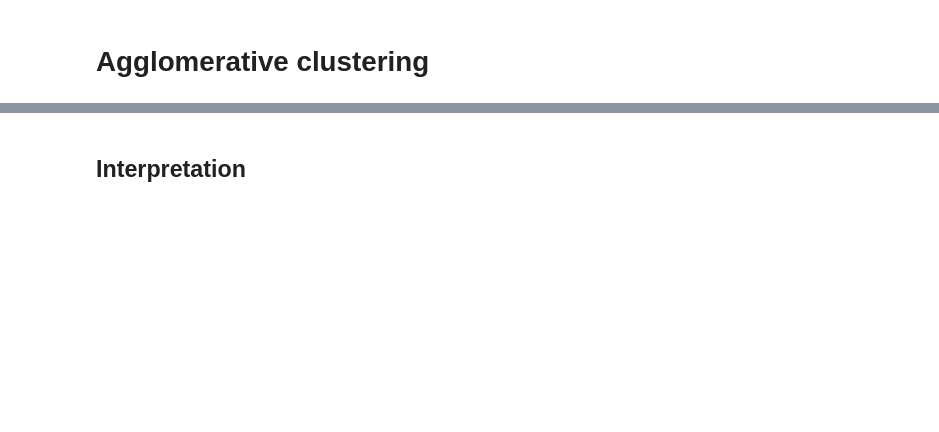
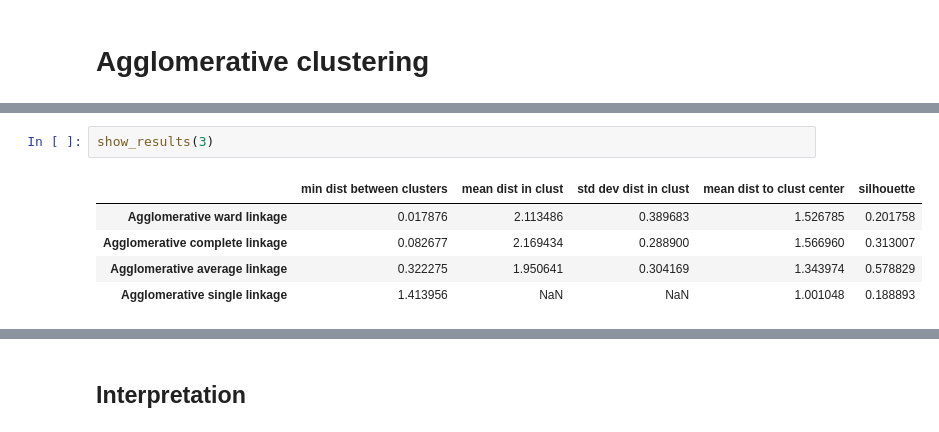
Before and after one commit to MajshiJD/ML_proj2, a Jupyter notebook: models/Agglomerative_clustering.ipynb, the cells around one changed output, grey strips where cells are left out. Drawn from its saved outputs; the diff is of its cells as text; blank space fills up the shorter version.

```diff
--- a/models/Agglomerative_clustering.ipynb
+++ b/models/Agglomerative_clustering.ipynb
@@ -162,0 +183,8 @@ res
+# %%
+show_results(3)
+# %% [output]
+|  | min dist between clusters | mean dist in clust | std dev dist in clust | mean dist to clust center | silhouette |
+| Agglomerative ward linkage | 0.017876 | 2.113486 | 0.389683 | 1.526785 | 0.201758 |
+| Agglomerative complete linkage | 0.082677 | 2.169434 | 0.288900 | 1.566960 | 0.313007 |
+| Agglomerative average linkage | 0.322275 | 1.950641 | 0.304169 | 1.343974 | 0.578829 |
+| Agglomerative single linkage | 1.413956 | NaN | NaN | 1.001048 | 0.188893 |
```
Also changed, not shown: parts of 24 cells of this notebook, 3 other files.
